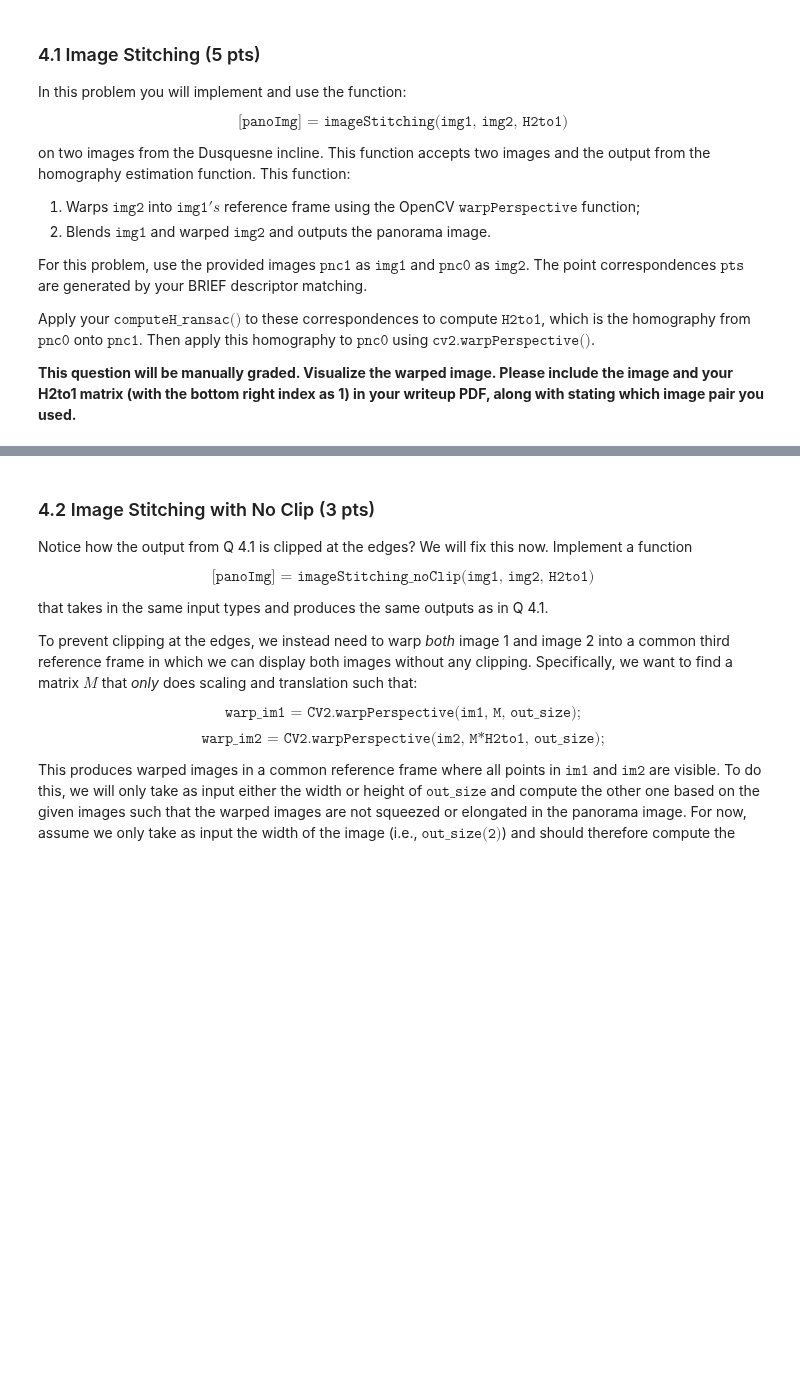
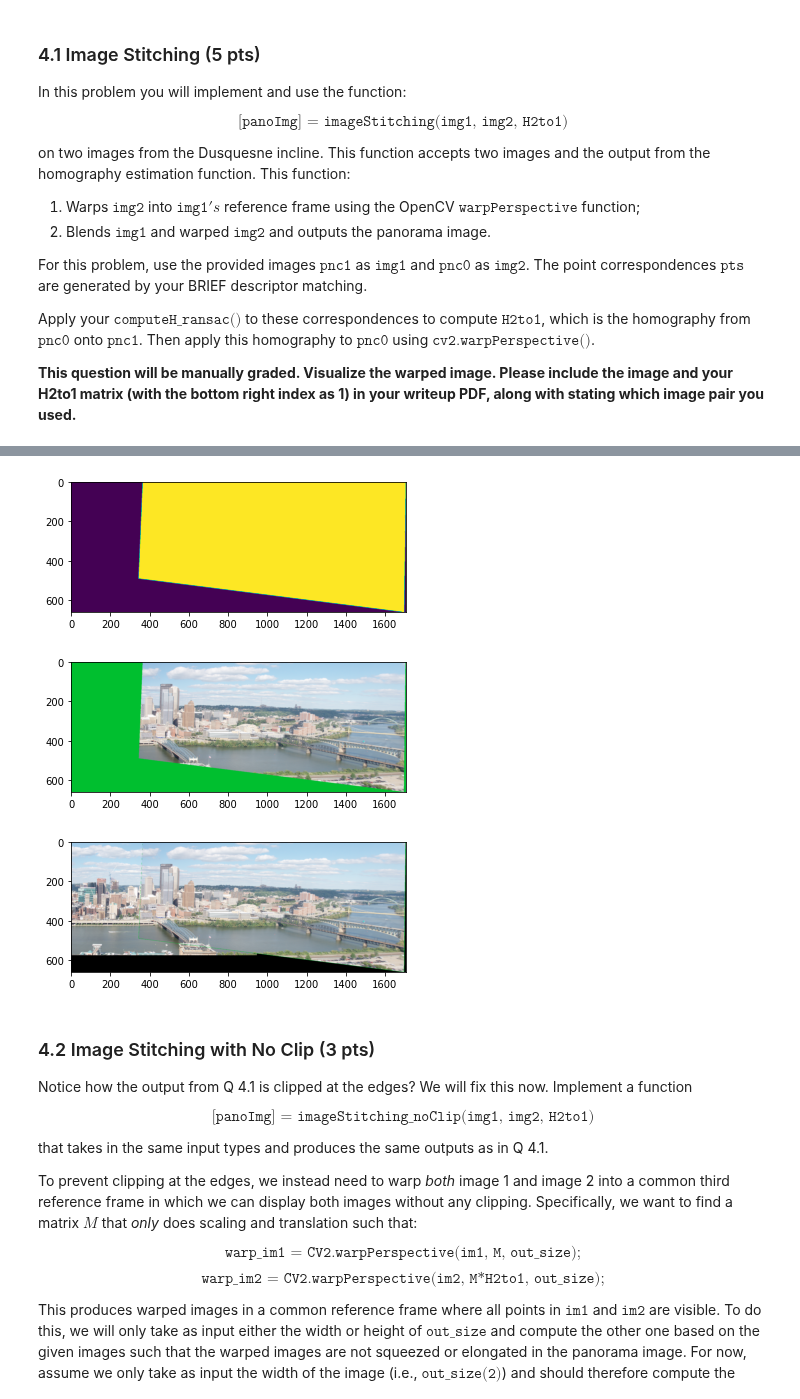
Before and after one commit to FranzEricSchneider/szeliski-algorithms-n-apps, a Jupyter notebook: class/hw4/q4.ipynb, the cells around one changed output, grey strips where cells are left out. Drawn from its saved outputs; the diff is of its cells as text; code cells hidden in the pictures; blank space fills up the shorter version.

```diff
--- a/class/hw4/q4.ipynb
+++ b/class/hw4/q4.ipynb
@@ -36,19 +85,67 @@ Apply your $\texttt{computeH_ransac()}$ to these correspondences to compute $\te
 # %%
 def imageStitching(im1, im2, H2to1):
     '''
     Returns a panorama of im1 and im2 using the given
     homography matrix
 
     INPUT
         Warps img2 into img1 reference frame using the provided warpH() function
         H2to1 - a 3 x 3 matrix encoding the homography that best matches the linear
                  equation.
     OUTPUT
         img_pano - the panorama image.
     '''
     # YOUR CODE HERE
-    raise NotImplementedError()
+
+    # TODO: double-check the transposes
+    x = im2.shape[0]
+    y = im2.shape[1]
+    corners = np.array([
+        [0, x, x, 0],
+        [0, 0, y, y],
+        [1, 1, 1, 1]
+    ], dtype=float)
+    transformed_corners = H2to1 @ corners
+    transformed_corners /= transformed_corners[2, :]
+    transformed_corners = transformed_corners[:2, :].astype(np.int32).T
+    max_vals = np.max(transformed_corners, axis=0)
+    shape = (max_vals[0], max_vals[1])
+    mask = cv2.fillPoly(img=np.zeros(shape[::-1]),
+                        pts=[transformed_corners],
+                        color=1.0).astype(bool).T
+    pyplot.imshow(mask)
+    pyplot.show()
+    # TODO: double-check the transposes
+    # Very frustrating, when I tried to warp a color image I got
+    # imgwarp.cpp:668: error: (-215:Assertion failed) !ssize.empty() in function 'remapBilinear'
+    # so I'm doing it by channel
+    transformed = np.dstack([
+        cv2.warpPerspective(
+            src=im2[:, :, channel].T,
+            M=H2to1,
+            dsize=shape,
+            flags=cv2.INTER_LINEAR,
+            borderMode=cv2.BORDER_TRANSPARENT,
+        ).T
+        for channel in range(3)
+    ])
+    pyplot.imshow(transformed)
+    pyplot.show()
+
+    # Combine
+    img_pano = np.zeros((shape[0], shape[1], 3), dtype=np.uint8)
+    img_pano[:im1.shape[0], :im1.shape[1]] = im1
+    img_pano[mask] = transformed[mask]
+
     return img_pano
+
+
+pyplot.imshow(imageStitching(im1, im2, H_R2L))
+pyplot.show()
+# %% [output]
+[figure, added]
+[figure, added]
+[figure, added]
 # %% [markdown]
 ### 4.2 Image Stitching with No Clip (3 pts)
 
```
Also changed, not shown: parts of 1 cell of this notebook, 3 other files.
